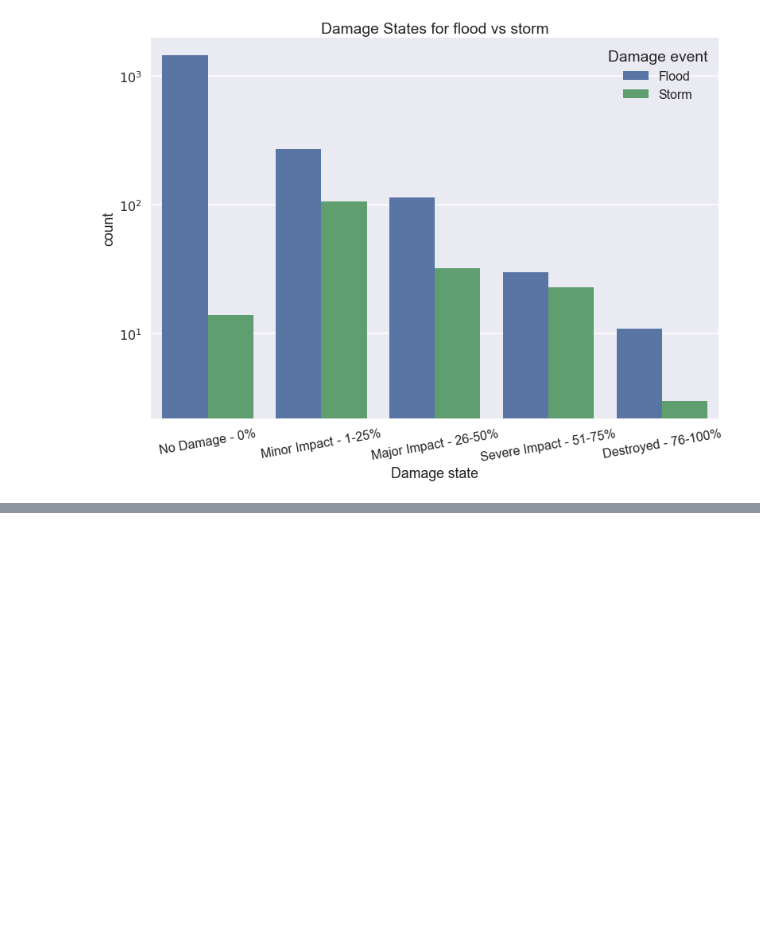
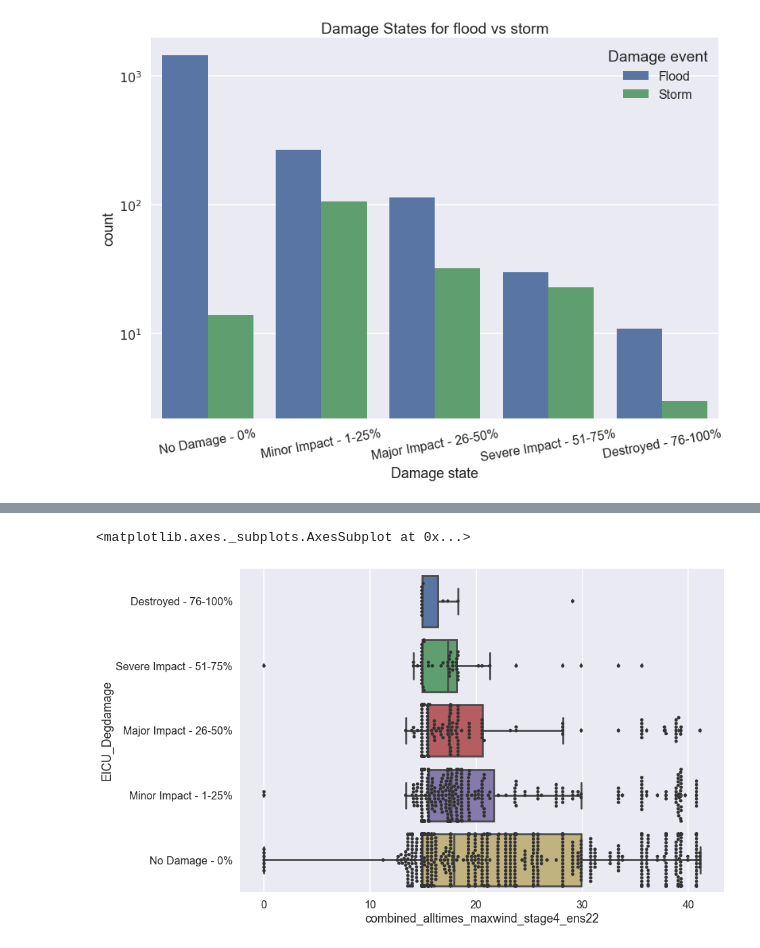
Before and after one commit to CEKrause/IPython_Notebooks, a Jupyter notebook: Rapid damage assessment survey data - Dungog ECL.ipynb, the cells around one changed output, grey strips where cells are left out. Saved outputs shown, nothing was run; the diff lists cells and outputs as text; code cells hidden in the pictures; blank space fills up the shorter version.

```diff
--- a/Rapid damage assessment survey data - Dungog ECL.ipynb
+++ b/Rapid damage assessment survey data - Dungog ECL.ipynb
@@ -231,0 +313,10 @@ Wind damage doesn't seem to be discernable from this dataset. Roof damage could
+# %%
+df['combined_alltimes_maxwind_stage4_ens12'] = df['combined_alltimes_maxwind_stage4_ens12'] * 1.6
+df['combined_alltimes_maxwind_stage4_ens22'] = df['combined_alltimes_maxwind_stage4_ens22'] * 1.6
+# %%
+order = ['Destroyed - 76-100%', 'Severe Impact - 51-75%', 'Major Impact - 26-50%', 'Minor Impact - 1-25%', 'No Damage - 0%']
+sns.boxplot(y = "EICU_Degdamage", x = "combined_alltimes_maxwind_stage4_ens22", data = df, order = order)
+sns.swarmplot(y = "EICU_Degdamage", x = "combined_alltimes_maxwind_stage4_ens22", data = df, order = order, color = "0.2")
+# %% [output]
+<matplotlib.axes._subplots.AxesSubplot at 0x...>
+[figure, added]
```
Also changed, not shown: parts of 39 cells of this notebook, 1 other file.
